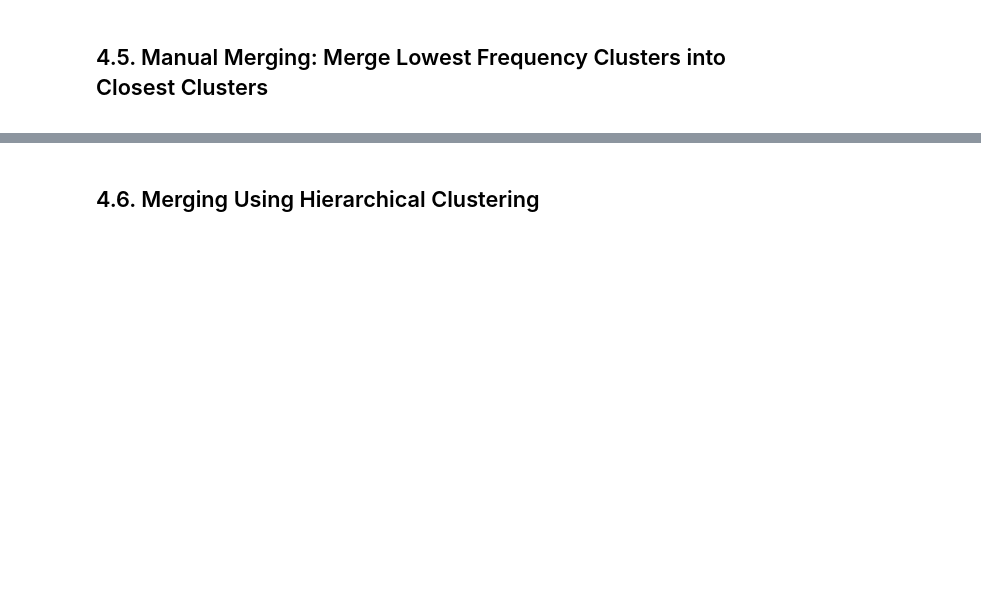
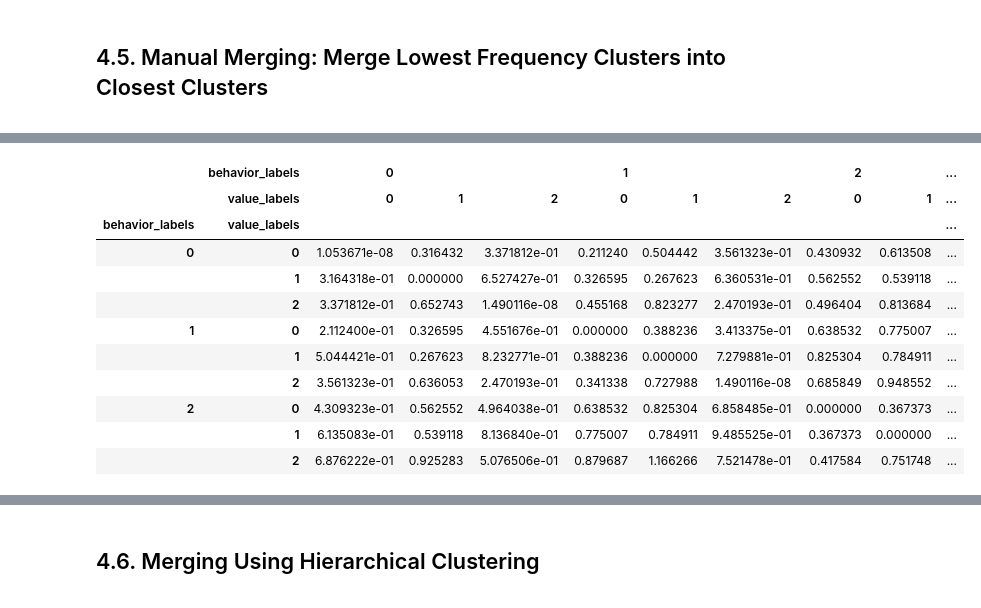
Before and after one commit to Telepatec/DataMiningProject, a Jupyter notebook: DM2425_Part2_20_02.ipynb, the cells around one changed output, grey strips where cells are left out. Saved outputs shown, nothing was run; the diff lists cells and outputs as text; code cells hidden in the pictures; blank space fills up the shorter version.

```diff
--- a/DM2425_Part2_20_02.ipynb
+++ b/DM2425_Part2_20_02.ipynb
@@ -1071,9 +1087,9 @@ pd.crosstab(df['behavior_labels'],
 
 </a>
 # %%
-# # Get centroids of clusters
-# df_centroids = df.groupby(['behavior_labels', 'value_labels'])\
-#     [metric_features].mean()
+# Get centroids of clusters
+df_centroids = df.groupby(['behavior_labels', 'value_labels'])\
+    [metric_features].mean()
 
 
-# df_centroids
+df_centroids
@@ -1084,12 +1111,25 @@ pd.crosstab(df['behavior_labels'],
 # %%
-# # Computing the euclidean distance matrix between the centroids
-# centroid_dists = euclidean = pairwise_distances(df_centroids)
+# Computing the euclidean distance matrix between the centroids
+centroid_dists = euclidean = pairwise_distances(df_centroids)
 
-# df_dists = pd.DataFrame(
-#     centroid_dists,
-#     columns=df_centroids.index,
-#     index=df_centroids.index
-# )
+df_dists = pd.DataFrame(
+    centroid_dists,
+    columns=df_centroids.index,
+    index=df_centroids.index
+)
 
-# df_dists
+df_dists
+# %% [output]
+|  | behavior_labels | 0 |  |  | 1 |  |  | 2 |  | ... |
+|  | value_labels | 0 | 1 | 2 | 0 | 1 | 2 | 0 | 1 | ... |
+| behavior_labels | value_labels |  |  |  |  |  |  |  |  | ... |
+| 0 | 0 | 1.053671e-08 | 0.316432 | 3.371812e-01 | 0.211240 | 0.504442 | 3.561323e-01 | 0.430932 | 0.613508 | ... |
+|  | 1 | 3.164318e-01 | 0.000000 | 6.527427e-01 | 0.326595 | 0.267623 | 6.360531e-01 | 0.562552 | 0.539118 | ... |
+|  | 2 | 3.371812e-01 | 0.652743 | 1.490116e-08 | 0.455168 | 0.823277 | 2.470193e-01 | 0.496404 | 0.813684 | ... |
+| 1 | 0 | 2.112400e-01 | 0.326595 | 4.551676e-01 | 0.000000 | 0.388236 | 3.413375e-01 | 0.638532 | 0.775007 | ... |
+|  | 1 | 5.044421e-01 | 0.267623 | 8.232771e-01 | 0.388236 | 0.000000 | 7.279881e-01 | 0.825304 | 0.784911 | ... |
+|  | 2 | 3.561323e-01 | 0.636053 | 2.470193e-01 | 0.341338 | 0.727988 | 1.490116e-08 | 0.685849 | 0.948552 | ... |
+| 2 | 0 | 4.309323e-01 | 0.562552 | 4.964038e-01 | 0.638532 | 0.825304 | 6.858485e-01 | 0.000000 | 0.367373 | ... |
+|  | 1 | 6.135083e-01 | 0.539118 | 8.136840e-01 | 0.775007 | 0.784911 | 9.485525e-01 | 0.367373 | 0.000000 | ... |
+|  | 2 | 6.876222e-01 | 0.925283 | 5.076506e-01 | 0.879687 | 1.166266 | 7.521478e-01 | 0.417584 | 0.751748 | ... |
 # %%
```
Also changed, not shown: parts of 36 cells of this notebook.
